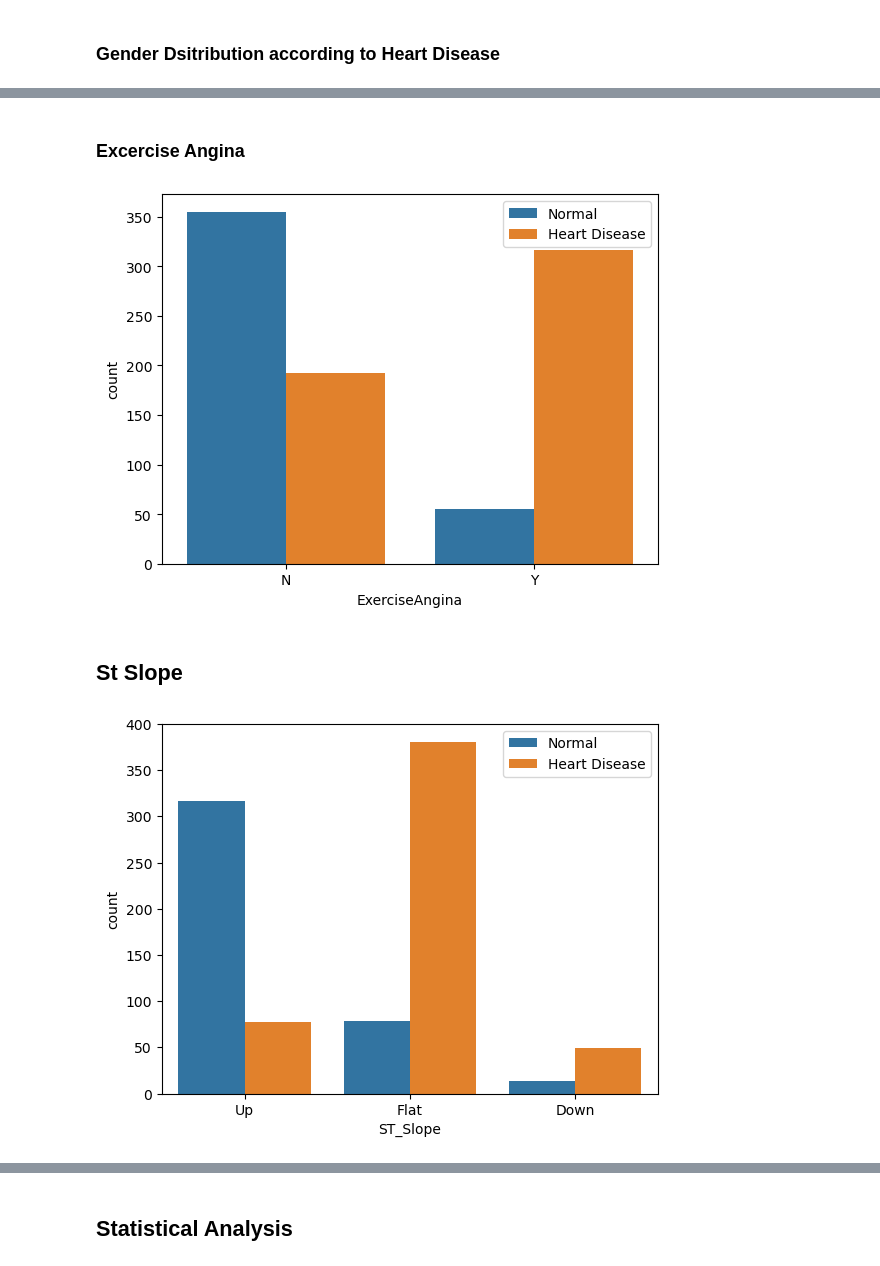
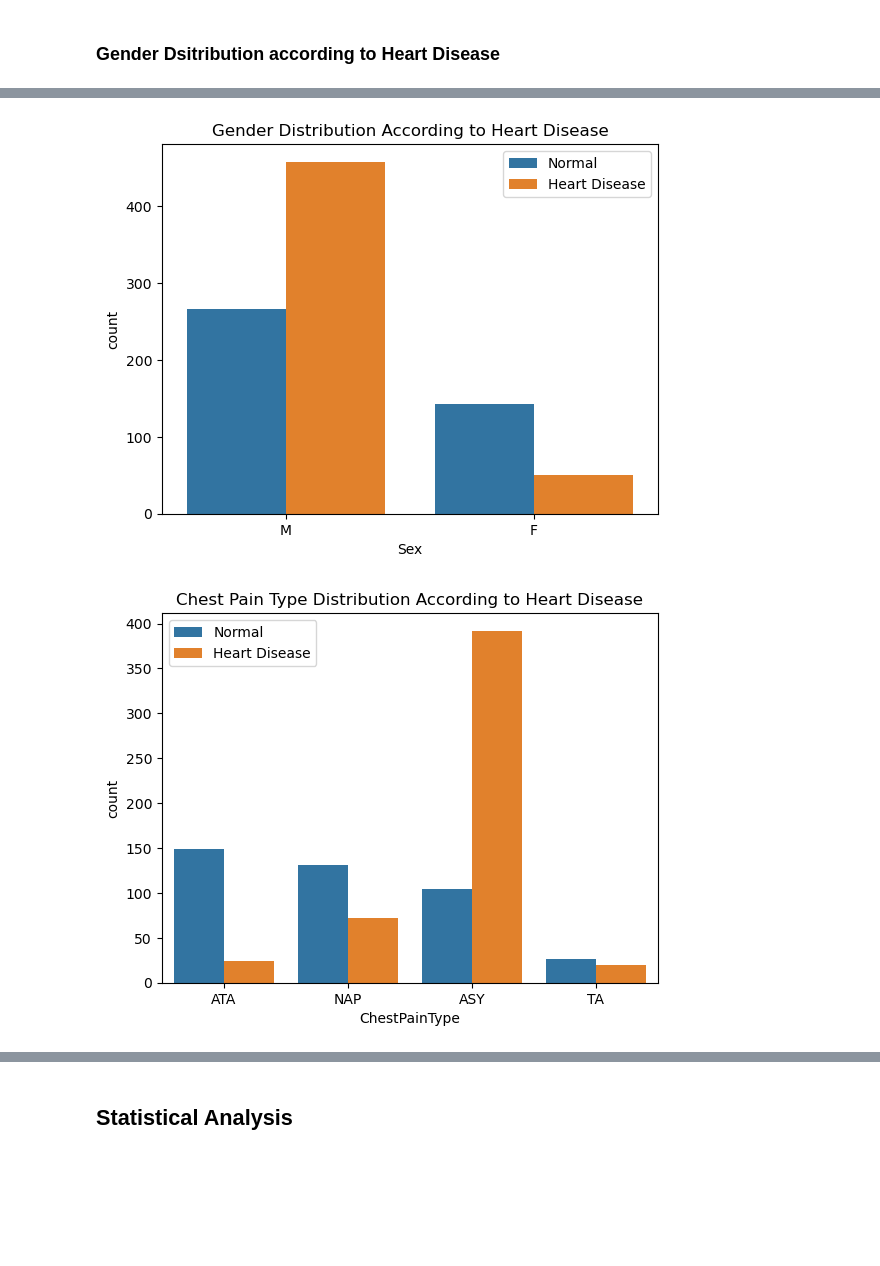
Before and after one commit to UzmaSayyeda/Heart-Disease-Analysis, a Jupyter notebook: heart_disease_analysis.ipynb, the cells around one changed output, grey strips where cells are left out. Saved outputs shown, nothing was run; the diff lists cells and outputs as text; code cells hidden in the pictures; blank space fills up the shorter version.

```diff
--- a/heart_disease_analysis.ipynb
+++ b/heart_disease_analysis.ipynb
@@ -215,7 +163,8 @@ cat_value
 # %% [markdown]
 ### Gender Dsitribution according to Heart Disease
 # %%
-sns.countplot(data=df,x="Sex",hue="HeartDisease")
-plt.xticks([0,1],["Male","Female"])
-plt.legend(labels=["Normal","Heart Disease"])
-plt.show()
+def count_plot(xvalue,title):
+    sns.countplot(data=df,x=xvalue,hue="HeartDisease")
+    plt.legend(labels=["Normal","Heart Disease"])
+    plt.title(f"{title} Distribution According to Heart Disease")
+    plt.show()
@@ -250,18 +171,10 @@ plt.show()
-# %% [markdown]
-### Excercise Angina
-# %%
-sns.countplot(data=df,x="ExerciseAngina",hue="HeartDisease")
-# plt.xticks([0,1],["Otherwise",">120mg/dl"])
-plt.legend(labels=["Normal","Heart Disease"])
-plt.show()
-# %% [output]
-[figure, removed]
-# %% [markdown]
-## St Slope
-# %%
-sns.countplot(data=df,x="ST_Slope",hue="HeartDisease")
-# plt.xticks([0,1],["Otherwise",">120mg/dl"])
-plt.legend(labels=["Normal","Heart Disease"])
-plt.show()
-# %% [output]
-[figure, removed]
+# %%
+count_plot(df["Sex"],"Gender")
+count_plot(df["ChestPainType"],"Chest Pain Type")
+count_plot(df["FastingBS"],"Fasting Blood Sugar")
+count_plot(df["RestingECG"],"Resting ECG")
+count_plot(df['ExerciseAngina'],"Excersice Angina")
+count_plot(df['ST_Slope'],"ST Slope")
+# %% [output]
+[figure, added]
+[figure, added]
```
Also changed, not shown: parts of 25 cells of this notebook.
